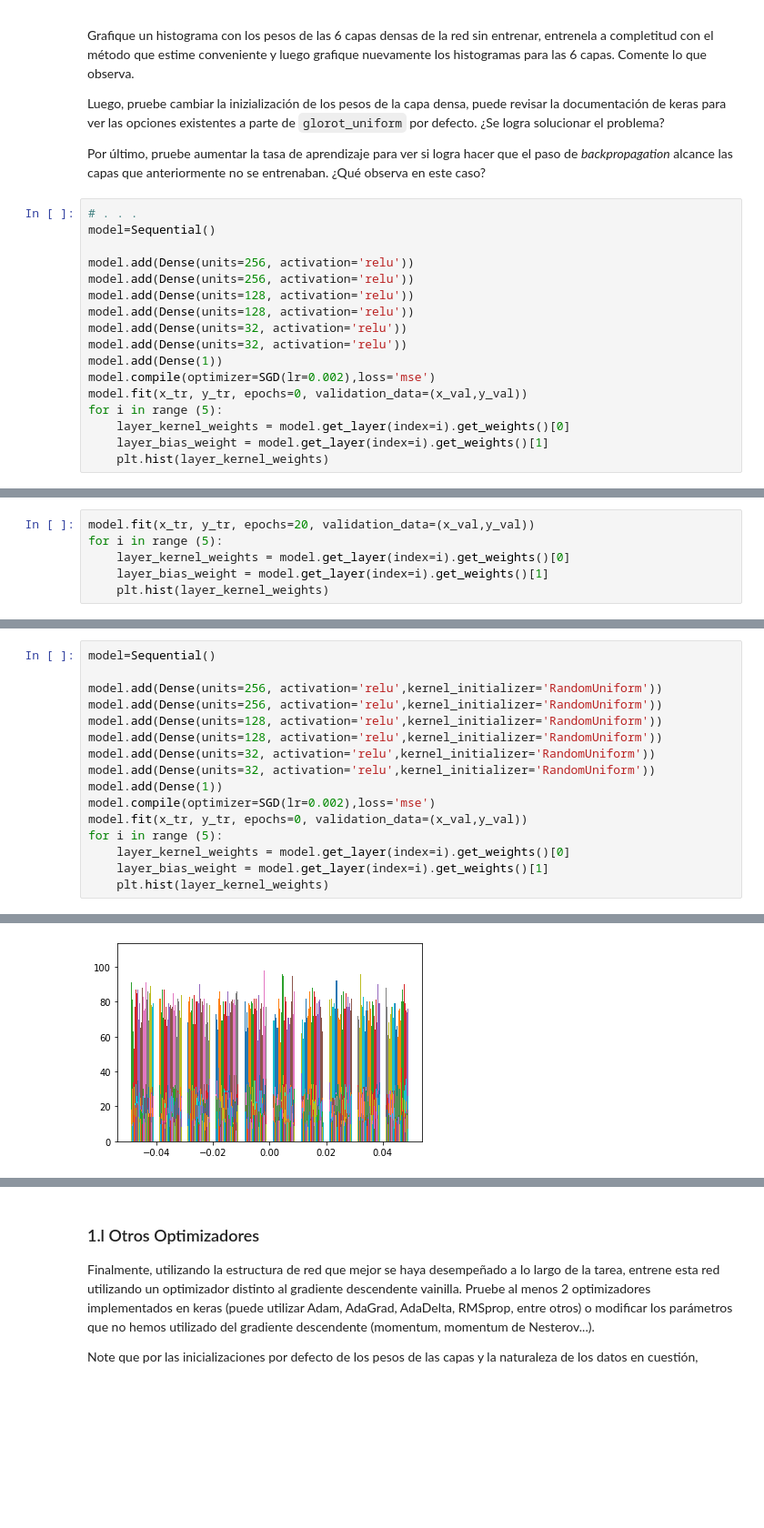
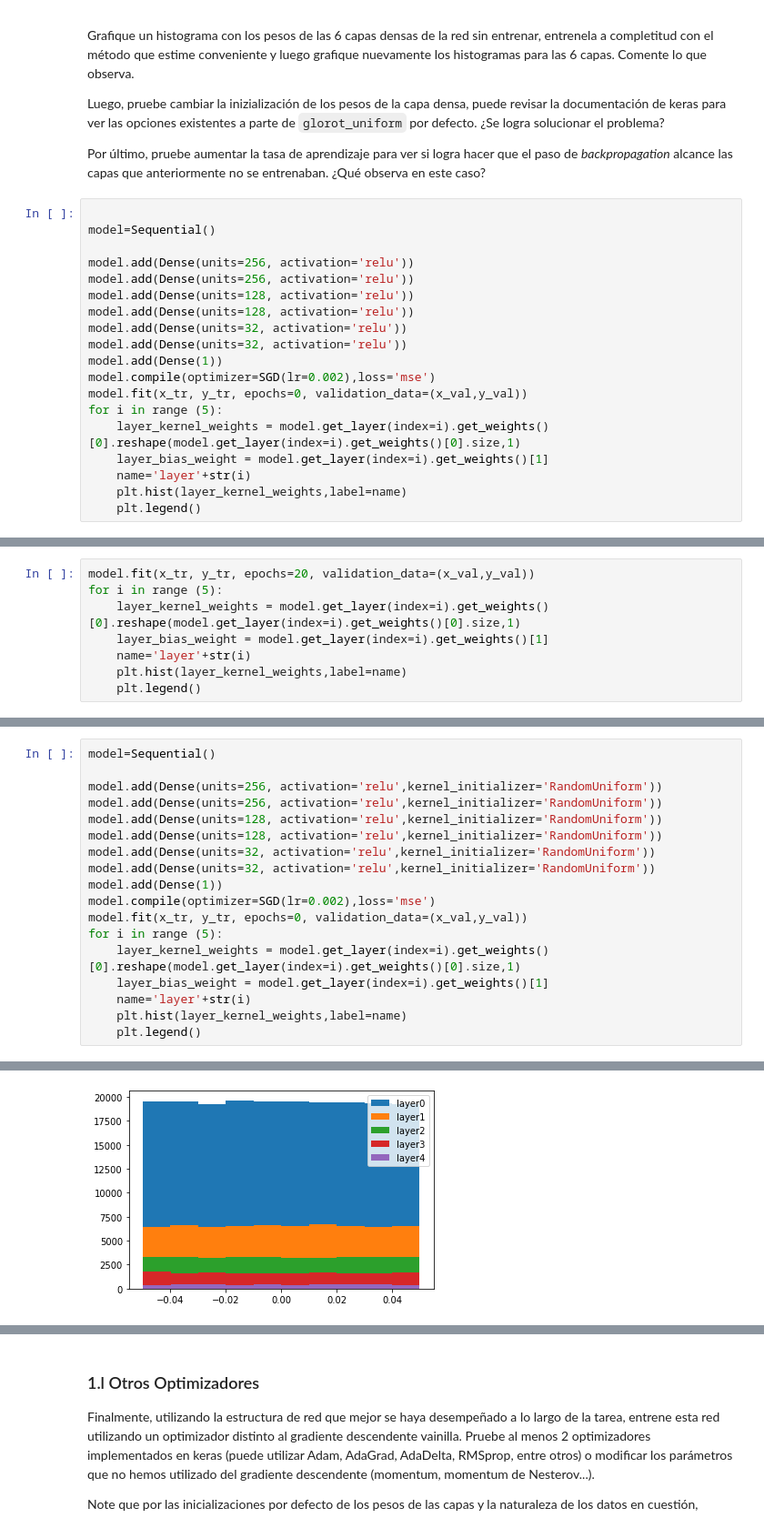
Before and after one commit to gekkoseba/Redes-neuronales, a Jupyter notebook: Tareas/Enunciado Tarea 1.ipynb, the cells around one changed output, grey strips where cells are left out. Shown at 91% size. Saved outputs shown, nothing was run; the diff lists cells and outputs as text; blank space fills up the shorter version.

```diff
--- a/Tareas/Enunciado Tarea 1.ipynb
+++ b/Tareas/Enunciado Tarea 1.ipynb
@@ -933,7 +933,7 @@ Luego, pruebe cambiar la inizialización de los pesos de la capa densa, puede re
 
 Por último, pruebe aumentar la tasa de aprendizaje para ver si logra hacer que el paso de _backpropagation_ alcance las capas que anteriormente no se entrenaban. ¿Qué observa en este caso?
 # %%
-# . . .
+
 model=Sequential()
 
 model.add(Dense(units=256, activation='relu'))
@@ -946,8 +946,10 @@ model.add(Dense(1))
 model.compile(optimizer=SGD(lr=0.002),loss='mse')
 model.fit(x_tr, y_tr, epochs=0, validation_data=(x_val,y_val))
 for i in range (5):
-    layer_kernel_weights = model.get_layer(index=i).get_weights()[0]
+    layer_kernel_weights = model.get_layer(index=i).get_weights()[0].reshape(model.get_layer(index=i).get_weights()[0].size,1)
     layer_bias_weight = model.get_layer(index=i).get_weights()[1]
-    plt.hist(layer_kernel_weights)
+    name='layer'+str(i)
+    plt.hist(layer_kernel_weights,label=name)
+    plt.legend()
 # %% [output]
 Train on 51876 samples, validate on 14823 samples
@@ -955,9 +957,11 @@ Train on 51876 samples, validate on 14823 samples
 # %%
 model.fit(x_tr, y_tr, epochs=20, validation_data=(x_val,y_val))
 for i in range (5):
-    layer_kernel_weights = model.get_layer(index=i).get_weights()[0]
+    layer_kernel_weights = model.get_layer(index=i).get_weights()[0].reshape(model.get_layer(index=i).get_weights()[0].size,1)
     layer_bias_weight = model.get_layer(index=i).get_weights()[1]
-    plt.hist(layer_kernel_weights)
+    name='layer'+str(i)
+    plt.hist(layer_kernel_weights,label=name)
+    plt.legend()
 # %% [output]
 Train on 51876 samples, validate on 14823 samples
 Epoch 1/20
@@ -980,22 +986,24 @@ Epoch 20/20
 # %%
 model=Sequential()
 
 model.add(Dense(units=256, activation='relu',kernel_initializer='RandomUniform'))
 model.add(Dense(units=256, activation='relu',kernel_initializer='RandomUniform'))
 model.add(Dense(units=128, activation='relu',kernel_initializer='RandomUniform'))
 model.add(Dense(units=128, activation='relu',kernel_initializer='RandomUniform'))
 model.add(Dense(units=32, activation='relu',kernel_initializer='RandomUniform'))
 model.add(Dense(units=32, activation='relu',kernel_initializer='RandomUniform'))
 model.add(Dense(1))
 model.compile(optimizer=SGD(lr=0.002),loss='mse')
 model.fit(x_tr, y_tr, epochs=0, validation_data=(x_val,y_val))
 for i in range (5):
-    layer_kernel_weights = model.get_layer(index=i).get_weights()[0]
+    layer_kernel_weights = model.get_layer(index=i).get_weights()[0].reshape(model.get_layer(index=i).get_weights()[0].size,1)
     layer_bias_weight = model.get_layer(index=i).get_weights()[1]
-    plt.hist(layer_kernel_weights)
+    name='layer'+str(i)
+    plt.hist(layer_kernel_weights,label=name)
+    plt.legend()
 # %% [output]
 Train on 51876 samples, validate on 14823 samples
-[figure, old version]
+[figure, new version]
 # %%
 model.fit(x_tr, y_tr, epochs=20, validation_data=(x_val,y_val))
 for i in range (5):
```
Also changed, not shown: parts of 26 cells of this notebook.
